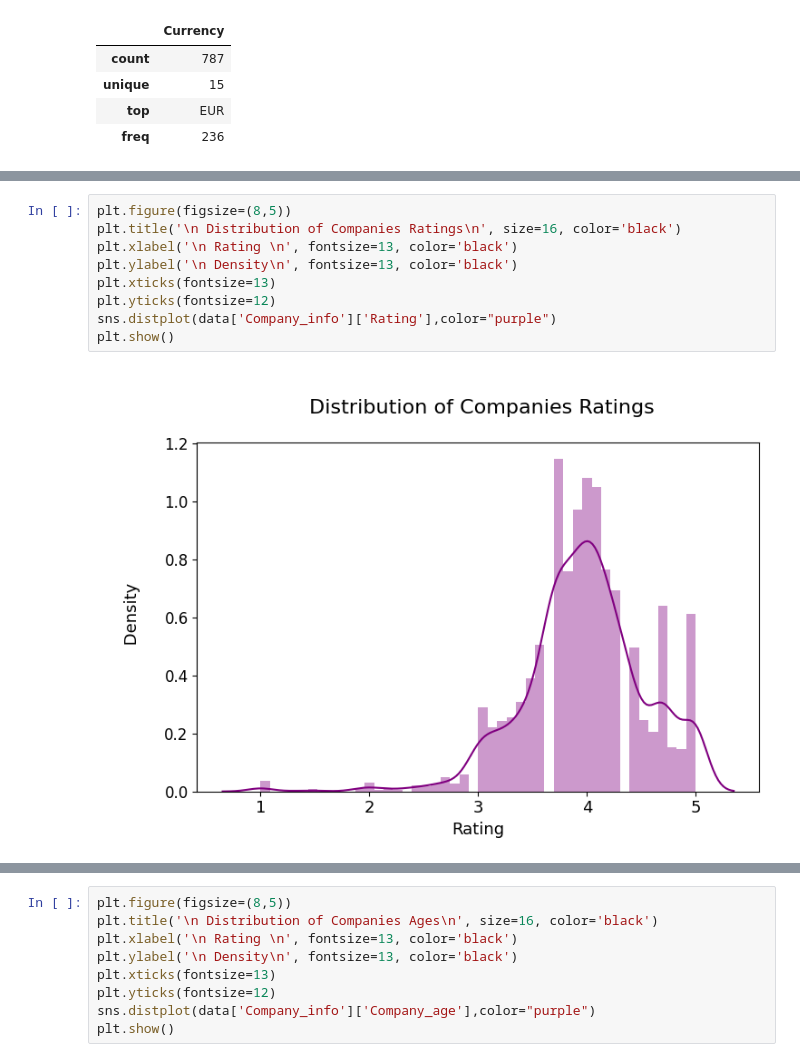
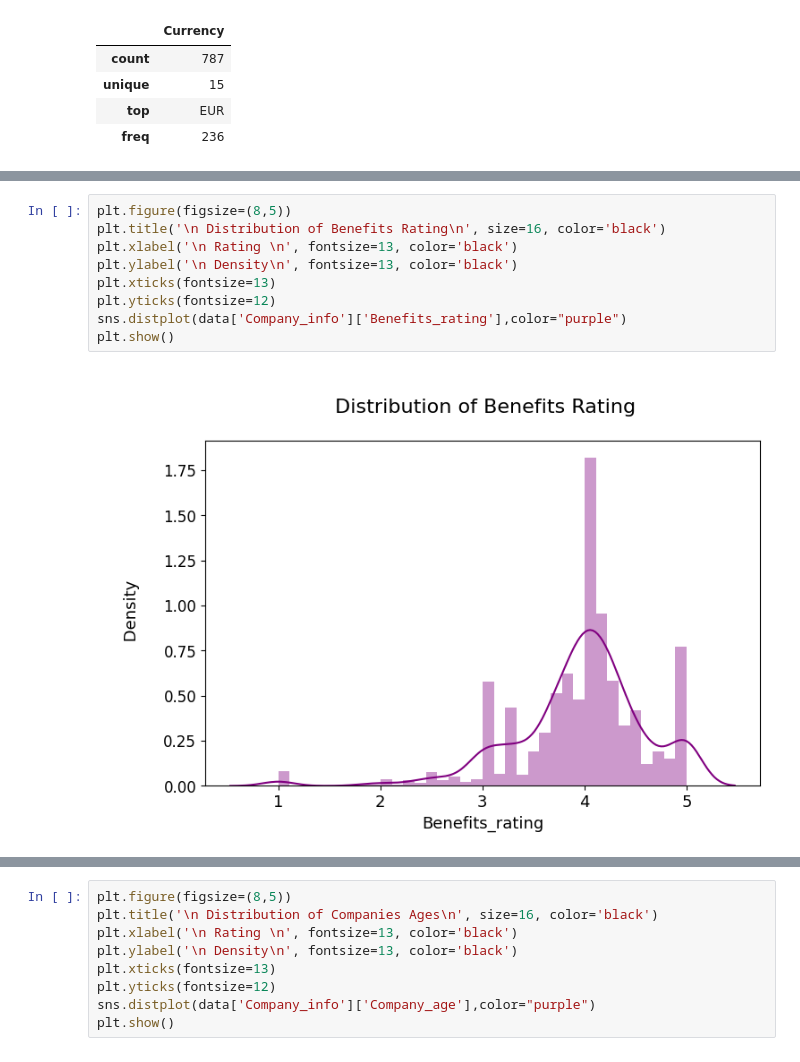
Before and after one commit to Luk-kar/DS_salaries_project, a Jupyter notebook: _003_eda.ipynb, the cells around one changed output, grey strips where cells are left out. Saved outputs shown, nothing was run; the diff lists cells and outputs as text.

```diff
--- a/_003_eda.ipynb
+++ b/_003_eda.ipynb
@@ -490,11 +549,11 @@ data['Company_info'].describe(include=object)
 # %%
 plt.figure(figsize=(8,5))
-plt.title('\n Distribution of Companies Ratings\n', size=16, color='black')
+plt.title('\n Distribution of Benefits Rating\n', size=16, color='black')
 plt.xlabel('\n Rating \n', fontsize=13, color='black')
 plt.ylabel('\n Density\n', fontsize=13, color='black')
 plt.xticks(fontsize=13)
 plt.yticks(fontsize=12)
-sns.distplot(data['Company_info']['Rating'],color="purple")
+sns.distplot(data['Company_info']['Benefits_rating'],color="purple")
 plt.show()
 # %% [output]
-[figure, old version]
+[figure, new version]
```
Also changed, not shown: parts of 25 cells of this notebook, 2 other files.
